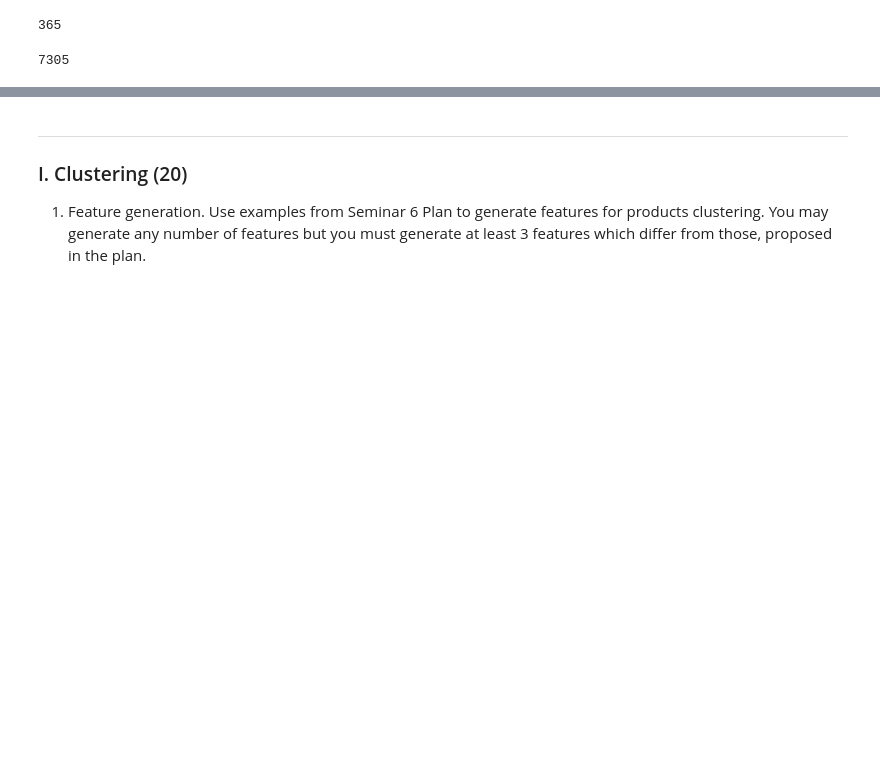
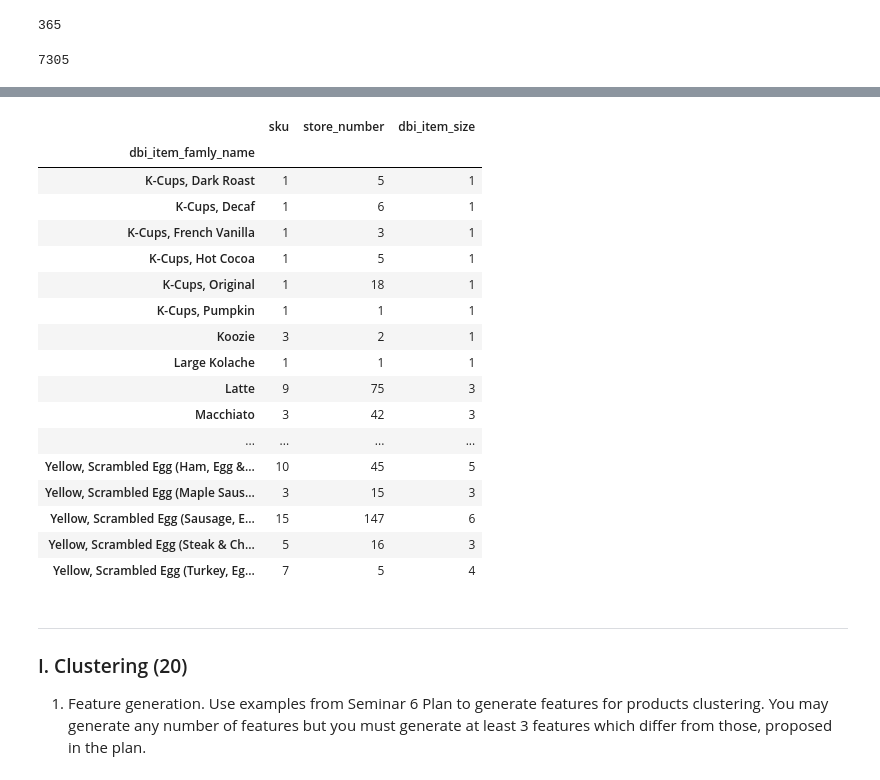
Before and after one commit to Mist3r-R/hse-sse-ds-business-2020, a Jupyter notebook: HW_5.ipynb, the cells around one changed output, grey strips where cells are left out. Cells and saved outputs as stored; diff of their text form; code cells hidden in the pictures; blank space fills up the shorter version.

```diff
--- a/HW_5.ipynb
+++ b/HW_5.ipynb
@@ -162,3 +183,24 @@ len(data['date'].unique())
+# %%
+data.groupby('dbi_item_famly_name')[['sku', 'store_number', 'dbi_item_size']].nunique().iloc[60:]
+# %% [output]
+|  | sku | store_number | dbi_item_size |
+| dbi_item_famly_name |  |  |  |
+| K-Cups, Dark Roast | 1 | 5 | 1 |
+| K-Cups, Decaf | 1 | 6 | 1 |
+| K-Cups, French Vanilla | 1 | 3 | 1 |
+| K-Cups, Hot Cocoa | 1 | 5 | 1 |
+| K-Cups, Original | 1 | 18 | 1 |
+| K-Cups, Pumpkin | 1 | 1 | 1 |
+| Koozie | 3 | 2 | 1 |
+| Large Kolache | 1 | 1 | 1 |
+| Latte | 9 | 75 | 3 |
+| Macchiato | 3 | 42 | 3 |
+| ... | ... | ... | ... |
+| Yellow, Scrambled Egg (Ham, Egg &... | 10 | 45 | 5 |
+| Yellow, Scrambled Egg (Maple Saus... | 3 | 15 | 3 |
+| Yellow, Scrambled Egg (Sausage, E... | 15 | 147 | 6 |
+| Yellow, Scrambled Egg (Steak & Ch... | 5 | 16 | 3 |
+| Yellow, Scrambled Egg (Turkey, Eg... | 7 | 5 | 4 |
 # %% [markdown]
 ---
 
```
Also changed, not shown: parts of 12 cells of this notebook.
